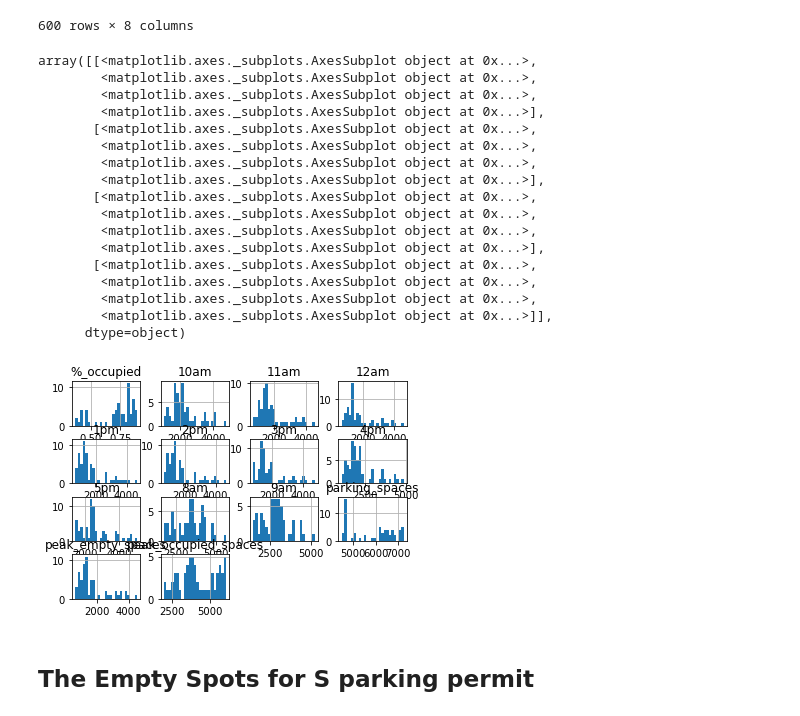
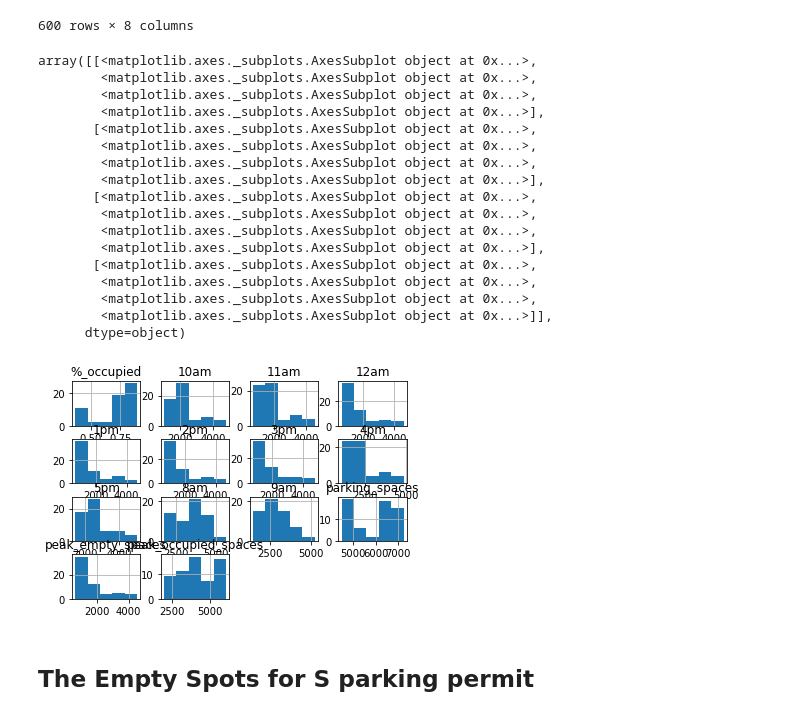
Before and after one commit to Maguilar43/ECE143_FinalProject, a Jupyter notebook: Data Observation Parking.ipynb, the cells around one changed output. Drawn from its saved outputs; the diff is of its cells as text; code cells hidden in the pictures.

```diff
--- a/Data Observation Parking.ipynb
+++ b/Data Observation Parking.ipynb
@@ -50,26 +50,26 @@ df_La_Jolla_S_new
 | 599 | 2014/15 | Spring | 4640.0 | 677.0 | 3963.0 | 0.85 | ... |
 600 rows × 8 columns
 # %%
-df_La_Jolla_S.hist(bins=25)
+df_La_Jolla_S.hist(bins=5)
 # %% [output]
 array([[<matplotlib.axes._subplots.AxesSubplot object at 0x...>,
         <matplotlib.axes._subplots.AxesSubplot object at 0x...>,
         <matplotlib.axes._subplots.AxesSubplot object at 0x...>,
         <matplotlib.axes._subplots.AxesSubplot object at 0x...>],
        [<matplotlib.axes._subplots.AxesSubplot object at 0x...>,
         <matplotlib.axes._subplots.AxesSubplot object at 0x...>,
         <matplotlib.axes._subplots.AxesSubplot object at 0x...>,
         <matplotlib.axes._subplots.AxesSubplot object at 0x...>],
        [<matplotlib.axes._subplots.AxesSubplot object at 0x...>,
         <matplotlib.axes._subplots.AxesSubplot object at 0x...>,
         <matplotlib.axes._subplots.AxesSubplot object at 0x...>,
         <matplotlib.axes._subplots.AxesSubplot object at 0x...>],
        [<matplotlib.axes._subplots.AxesSubplot object at 0x...>,
         <matplotlib.axes._subplots.AxesSubplot object at 0x...>,
         <matplotlib.axes._subplots.AxesSubplot object at 0x...>,
         <matplotlib.axes._subplots.AxesSubplot object at 0x...>]],
       dtype=object)
-[figure, old version]
+[figure, new version]
 # %% [markdown]
 ## The Empty Spots for S parking permit
 # %%
```
